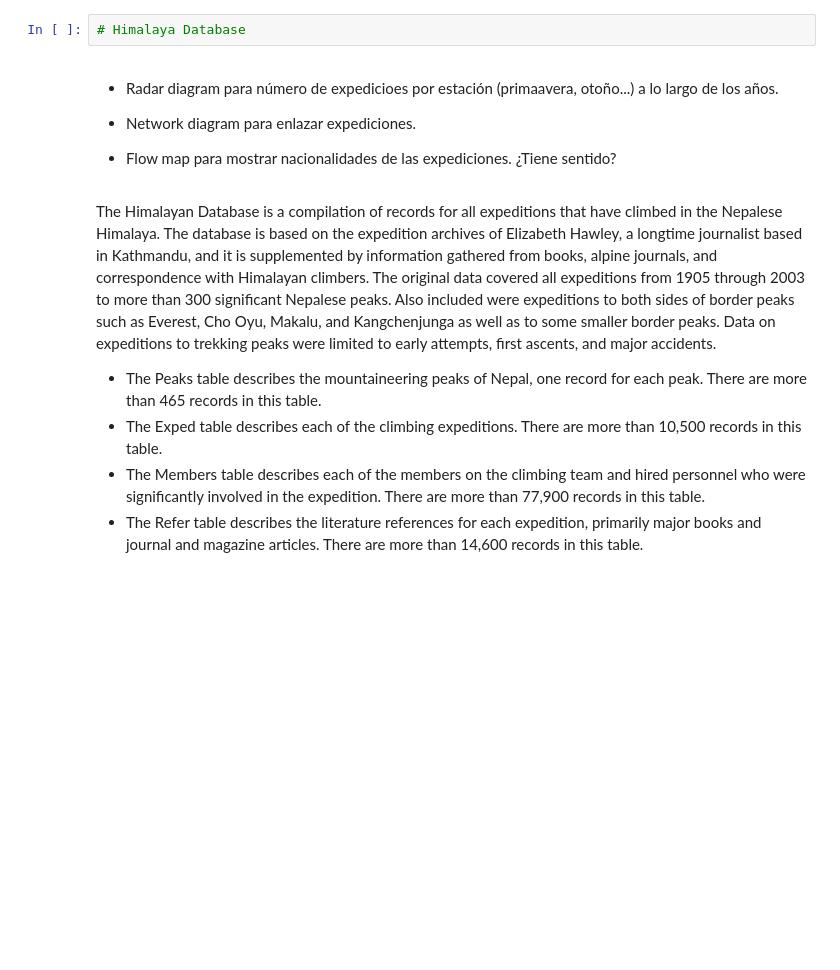
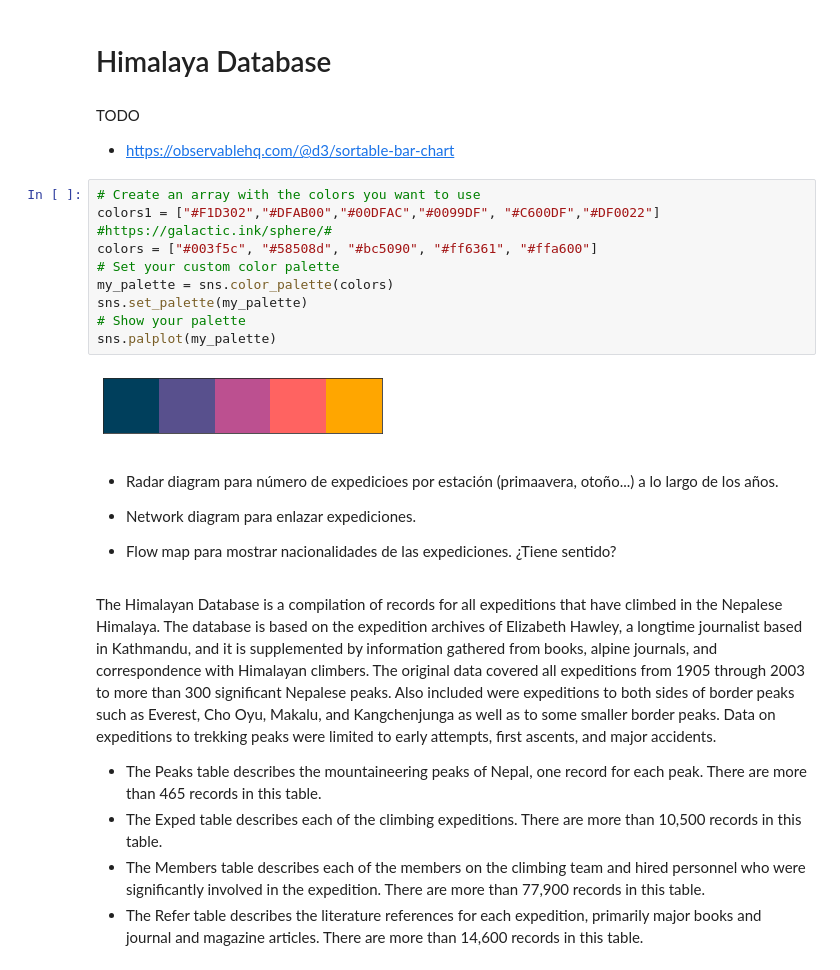
Before and after one commit to ddzumajo/himalayan_peaks, a Jupyter notebook: Himalayan Analysis and Visualization.ipynb, the cells around one changed output. Drawn from its saved outputs; the diff is of its cells as text; blank space fills up the shorter version.

```diff
--- a/Himalayan Analysis and Visualization.ipynb
+++ b/Himalayan Analysis and Visualization.ipynb
@@ -1,5 +1,20 @@
-# %%
-# Himalaya Database
+# %% [markdown]
+# Himalaya Database
+# %% [markdown]
+TODO
+
+- https://observablehq.com/@d3/sortable-bar-chart
+# %%
+# Create an array with the colors you want to use
+colors1 = ["#F1D302","#DFAB00","#00DFAC","#0099DF", "#C600DF","#DF0022"]  #https://galactic.ink/sphere/#
+colors = ["#003f5c", "#58508d", "#bc5090", "#ff6361", "#ffa600"]
+# Set your custom color palette
+my_palette = sns.color_palette(colors)
+sns.set_palette(my_palette)
+# Show your palette
+sns.palplot(my_palette)
+# %% [output]
+[figure, added]
 # %% [markdown]
 - Radar diagram para número de expedicioes por estación (primaavera, otoño...) a lo largo de los años.
 
```
Also changed, not shown: parts of 20 cells of this notebook.
